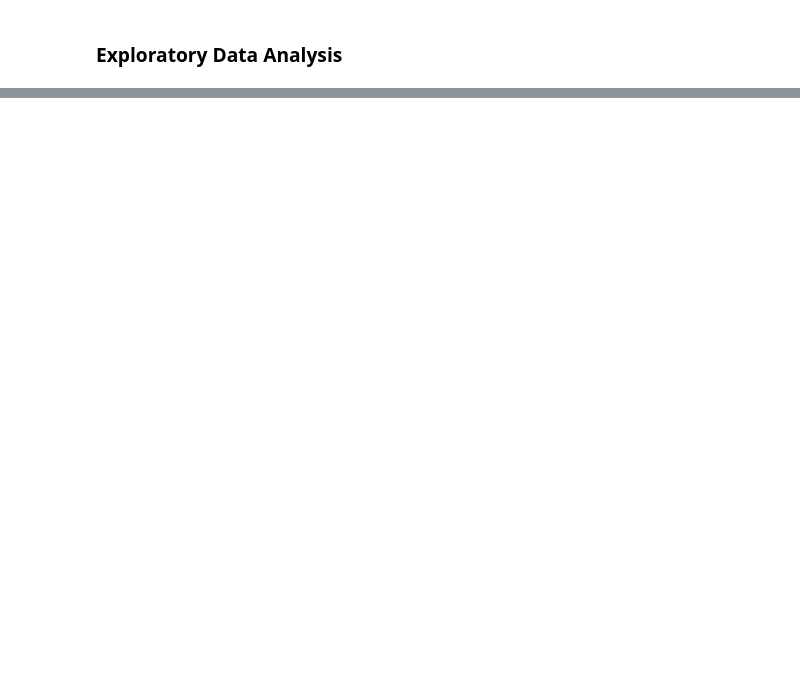
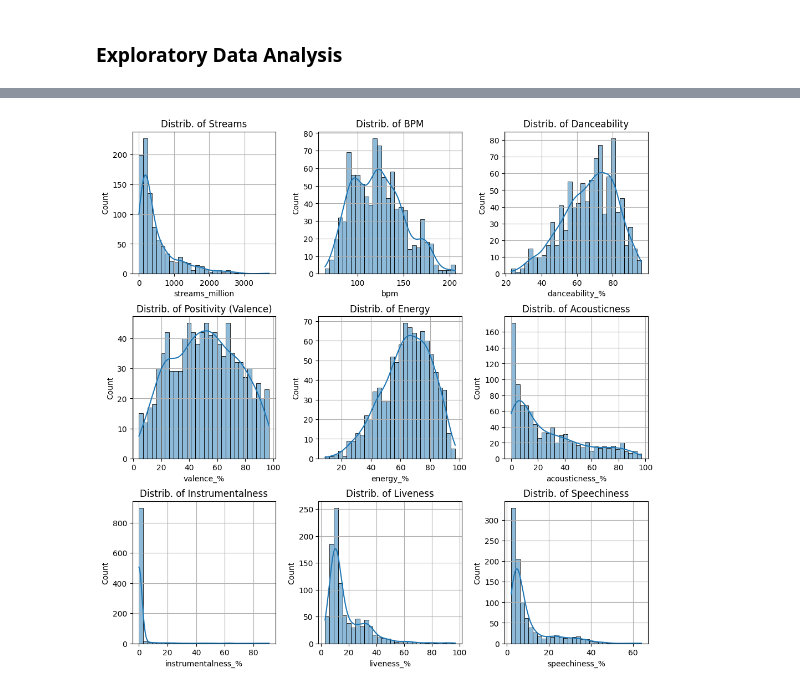
Before and after one commit to svnxxa/music-streamed-analysis, a Jupyter notebook: music_streamed_analysis.ipynb, the cells around one changed output, grey strips where cells are left out. Cells and saved outputs as stored; diff of their text form; code cells hidden in the pictures; blank space fills up the shorter version.

```diff
--- a/music_streamed_analysis.ipynb
+++ b/music_streamed_analysis.ipynb
@@ -68,0 +82,4 @@ music.head(3)
+# %%
+music['streams'] = pd.to_numeric(music['streams'], errors = 'coerce')
+
+music.dtypes
@@ -96,3 +115,0 @@ The `streams` column is of type `object`, but it needs to be treated as a numeri
-# %%
-music["stream_million"] = music["streams"] / 1e6
-# music.head()
@@ -100,0 +116,4 @@ TypeError: unsupported operand type(s) for /: 'str' and 'float'
+# %%
+# drop roww with missing values
+music = music.dropna()
+music.isnull().sum()
@@ -100,0 +133,7 @@ TypeError: unsupported operand type(s) for /: 'str' and 'float'
+# %%
+music['streams_million'] = music['streams'] / 1e6
+
+# reorder columns and remove the streams column
+music = music[['streams_million', 'bpm', 'danceability_%', 'valence_%', 'energy_%', 'acousticness_%', 'instrumentalness_%', 'liveness_%',  'speechiness_%']]
+
+music.head(3)
@@ -131,0 +147,64 @@ plt.show()
+# %%
+plt.figure(figsize=(12, 12))
+
+plt.subplot(3, 3, 1) # row 3, col 3, index 1
+sns.histplot(music['streams_million'], bins = 30, kde=True)
+plt.title('Distrib. of Streams')
+plt.grid(True)
+
+
+plt.subplot(3, 3, 2) # row 3, col 3, index 2
+sns.histplot(music['bpm'], bins = 30, kde=True)
+plt.title('Distrib. of BPM')
+plt.grid(True)
+
+
+plt.subplot(3, 3, 3) # row 3, col 3, index 3
+sns.histplot(music['danceability_%'], bins = 30, kde=True)
+plt.title('Distrib. of Danceability')
+plt.grid(True)
+
+
+plt.subplot(3, 3, 4) # row 3, col 3, index 4
+sns.histplot(music['valence_%'], bins = 30, kde=True)
+plt.title('Distrib. of Positivity (Valence)')
+plt.grid(True)
+
+
+plt.subplot(3, 3, 5) # row 3, col 3, index 5
+sns.histplot(music['energy_%'], bins = 30, kde=True)
+plt.title('Distrib. of Energy')
+plt.grid(True)
+
+
+plt.subplot(3, 3, 6) # row 3, col 3, index 6
+sns.histplot(music['acousticness_%'], bins = 30, kde=True)
+plt.title('Distrib. of Acousticness')
+plt.grid(True)
+
+
+
+plt.subplot(3, 3, 7) # row 3, col 3, index 7
+sns.histplot(music['instrumentalness_%'], bins = 30, kde=True)
+plt.title('Distrib. of Instrumentalness')
+plt.grid(True)
+
+
+
+plt.subplot(3, 3, 8) # row 3, col 3, index 8
+sns.histplot(music['liveness_%'], bins = 30, kde=True)
+plt.title('Distrib. of Liveness')
+plt.grid(True)
+
+
+plt.subplot(3, 3, 9) # row 3, col 3, index 9
+sns.histplot(music['speechiness_%'], bins = 30, kde=True)
+plt.title('Distrib. of Speechiness')
+plt.grid(True)
+
+
+plt.subplots_adjust(hspace=0.3, wspace=0.3)
+
+plt.show()
+# %% [output]
+[figure, added]
```
Also changed, not shown: parts of 54 cells of this notebook.
